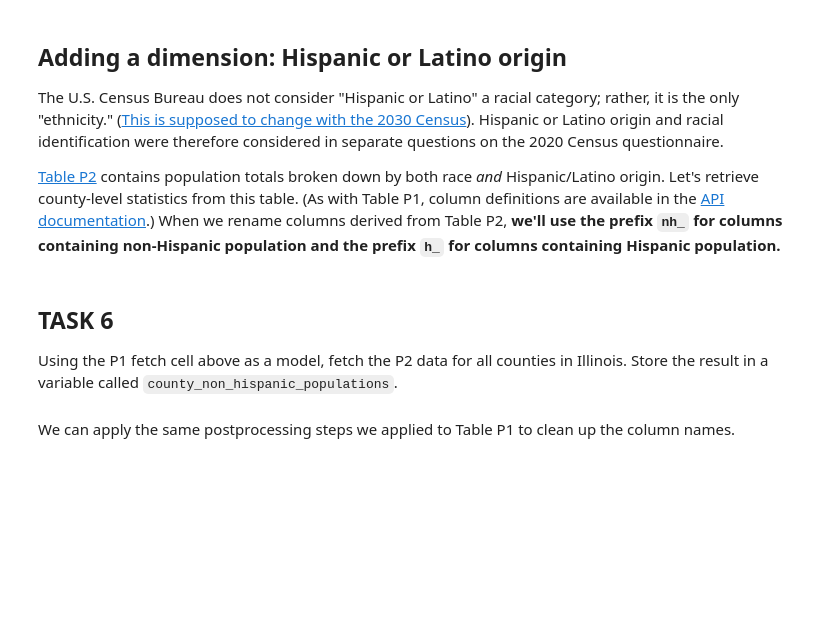
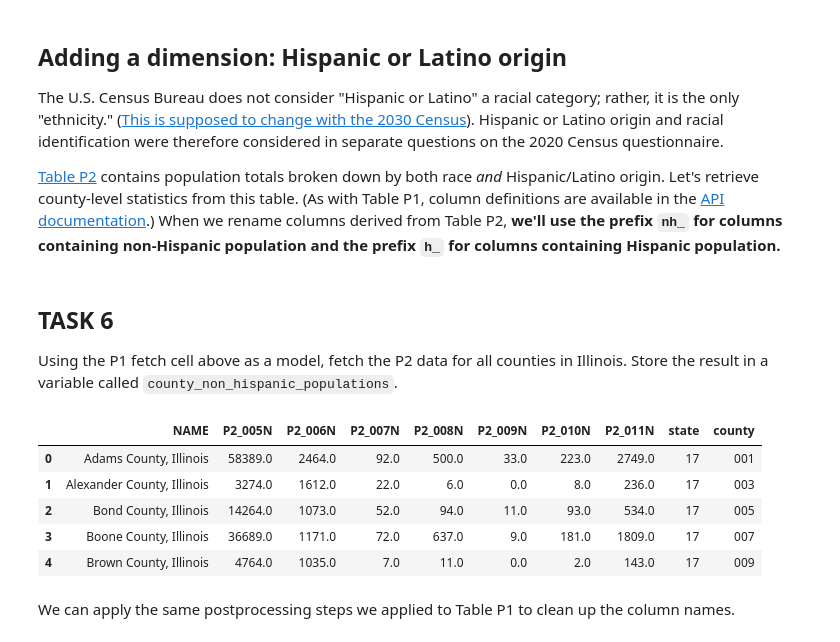
Before and after one commit to sguimaraes-uchi/Notebooks, a Jupyter notebook: Notebook1.ipynb, the cells around one changed output. Saved outputs shown, nothing was run; the diff lists cells and outputs as text; code cells hidden in the pictures; blank space fills up the shorter version.

```diff
--- a/Notebook1.ipynb
+++ b/Notebook1.ipynb
@@ -888,16 +896,37 @@ p2_non_hispanic_population_columns = {
 
 Using the P1 fetch cell above as a model, fetch the P2 data for all counties in Illinois. Store the result in a variable called `county_non_hispanic_populations`.
 # %%
-# YOUR CODE GOES HERE
+Census = Census(
+    key="",
+    year=2020
+)
 
+census_column_list = ["NAME"] + list(p2_non_hispanic_population_columns.keys())
+# The `NAME` column contains the name of the geographic area (in this case, the county name),
+# and the keys of our `p1_population_columns` dictionary correspond were the columns P1_003N to
+# P1_009N in the census data, which contain the population counts for different racial groups.
 
-# and then we'll see how it came out
+county_non_hispanic_populations = census.pl.get(
+    census_column_list,
+    geo={
+        "for": "county:*",
+        "in": f"state:{state.fips}",
+    },
+)
+
 race_ethnicity_df = pd.DataFrame(county_non_hispanic_populations)
 
 # This is another backup just in case you are still having trouble with the Census API.
 # race_ethnicity_df = pd.read_json("https://raw.githubusercontent.com/ds-20195/notebooks/refs/heads/main/backup_data/Notebook1_nh_IL_census_county_p2_backup.json")
 
 race_ethnicity_df.head(5)
+# %% [output]
+|  | NAME | P2_005N | P2_006N | P2_007N | P2_008N | P2_009N | P2_010N | P2_011N | state | county |
+| 0 | Adams County, Illinois | 58389.0 | 2464.0 | 92.0 | 500.0 | 33.0 | 223.0 | 2749.0 | 17 | 001 |
+| 1 | Alexander County, Illinois | 3274.0 | 1612.0 | 22.0 | 6.0 | 0.0 | 8.0 | 236.0 | 17 | 003 |
+| 2 | Bond County, Illinois | 14264.0 | 1073.0 | 52.0 | 94.0 | 11.0 | 93.0 | 534.0 | 17 | 005 |
+| 3 | Boone County, Illinois | 36689.0 | 1171.0 | 72.0 | 637.0 | 9.0 | 181.0 | 1809.0 | 17 | 007 |
+| 4 | Brown County, Illinois | 4764.0 | 1035.0 | 7.0 | 11.0 | 0.0 | 2.0 | 143.0 | 17 | 009 |
 # %% [markdown]
 We can apply the same postprocessing steps we applied to Table P1 to clean up the column names.
 # %%
```
Also changed, not shown: parts of 13 cells of this notebook.
